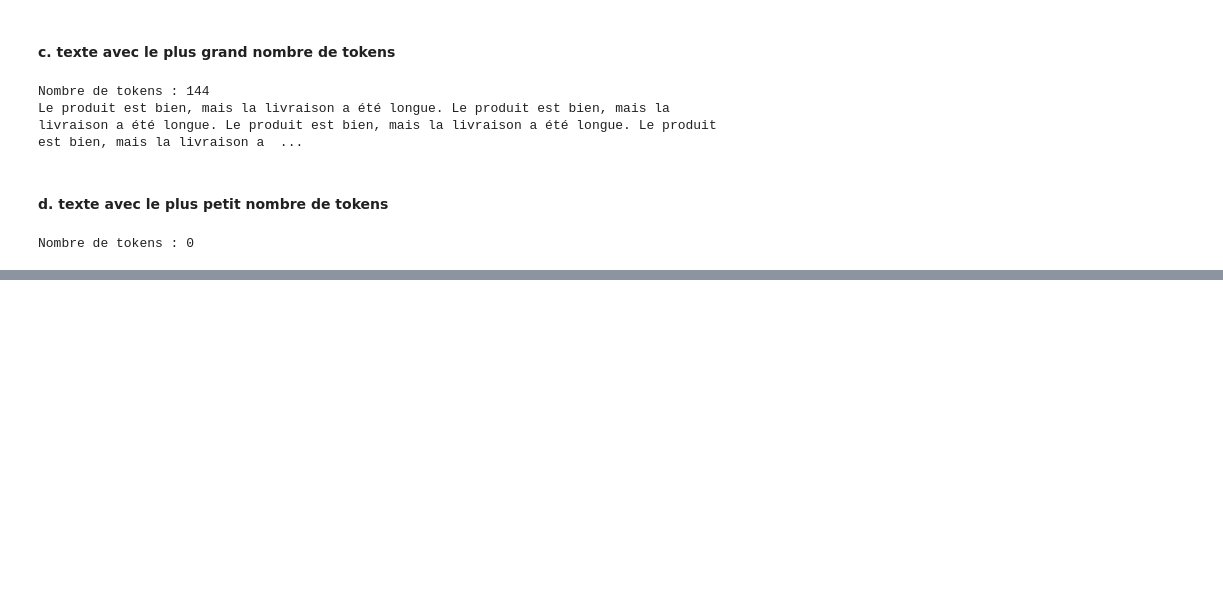
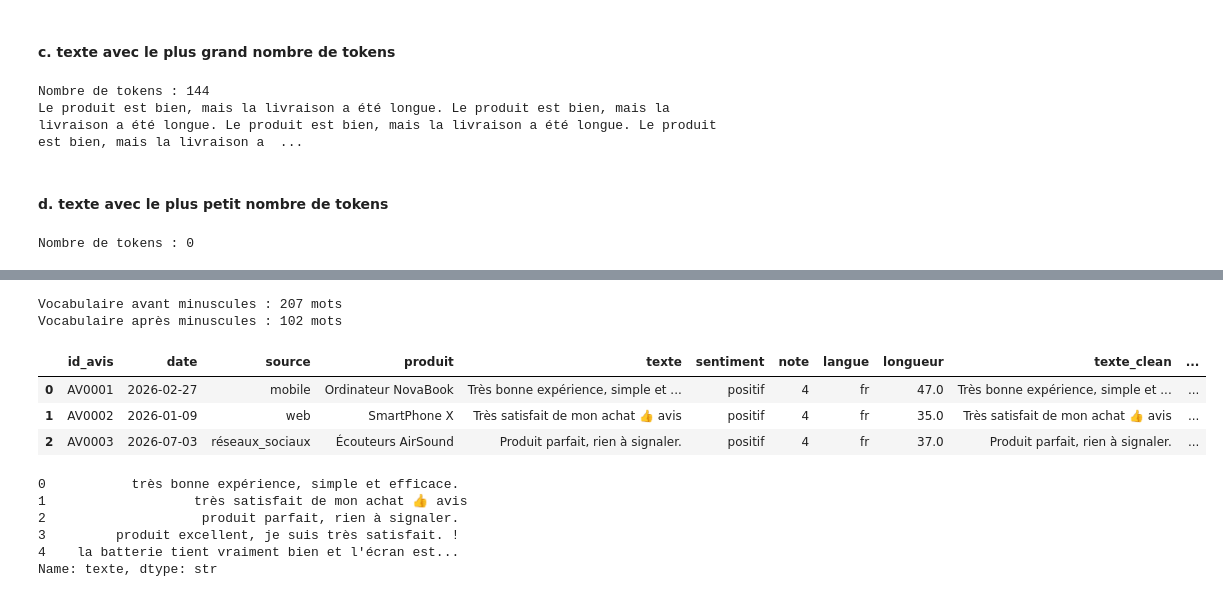
Before and after one commit to Alassanee/atelier_prepa_donnees_textuelles, a Jupyter notebook: notebooks/atelier_prepa_donnees_textuelles.ipynb, the cells around one changed output, grey strips where cells are left out. Cells and saved outputs as stored; diff of their text form; code cells hidden in the pictures; blank space fills up the shorter version.

```diff
--- a/notebooks/atelier_prepa_donnees_textuelles.ipynb
+++ b/notebooks/atelier_prepa_donnees_textuelles.ipynb
@@ -655,0 +668,26 @@ Nombre de tokens : 0
+# %%
+def taille_vocabulaire(textes):
+    return textes.str.findall(r'\w+').explode().nunique()
+
+print(f"Vocabulaire avant minuscules : {taille_vocabulaire(corpus['texte_clean'])} mots")
+print(f"Vocabulaire après minuscules : {taille_vocabulaire(corpus['texte_clean'].str.lower())} mots")
+# %% [output]
+Vocabulaire avant minuscules : 207 mots
+Vocabulaire après minuscules : 102 mots
+# %%
+corpus.head(3)
+# %% [output]
+|  | id_avis | date | source | produit | texte | sentiment | note | langue | longueur | texte_clean | ... |
+| 0 | AV0001 | 2026-02-27 | mobile | Ordinateur NovaBook | Très bonne expérience, simple et ... | positif | 4 | fr | 47.0 | Très bonne expérience, simple et ... | ... |
+| 1 | AV0002 | 2026-01-09 | web | SmartPhone X | Très satisfait de mon achat 👍 avis | positif | 4 | fr | 35.0 | Très satisfait de mon achat 👍 avis | ... |
+| 2 | AV0003 | 2026-07-03 | réseaux_sociaux | Écouteurs AirSound | Produit parfait, rien à signaler. | positif | 4 | fr | 37.0 | Produit parfait, rien à signaler. | ... |
+# %%
+corpus['texte'] = corpus['texte'].str.lower()
+corpus['texte'].head()
+# %% [output]
+0           très bonne expérience, simple et efficace.
+1                   très satisfait de mon achat 👍 avis
+2                    produit parfait, rien à signaler.
+3         produit excellent, je suis très satisfait. !
+4    la batterie tient vraiment bien et l'écran est...
+Name: texte, dtype: str
```
Also changed, not shown: parts of 3 cells of this notebook.
